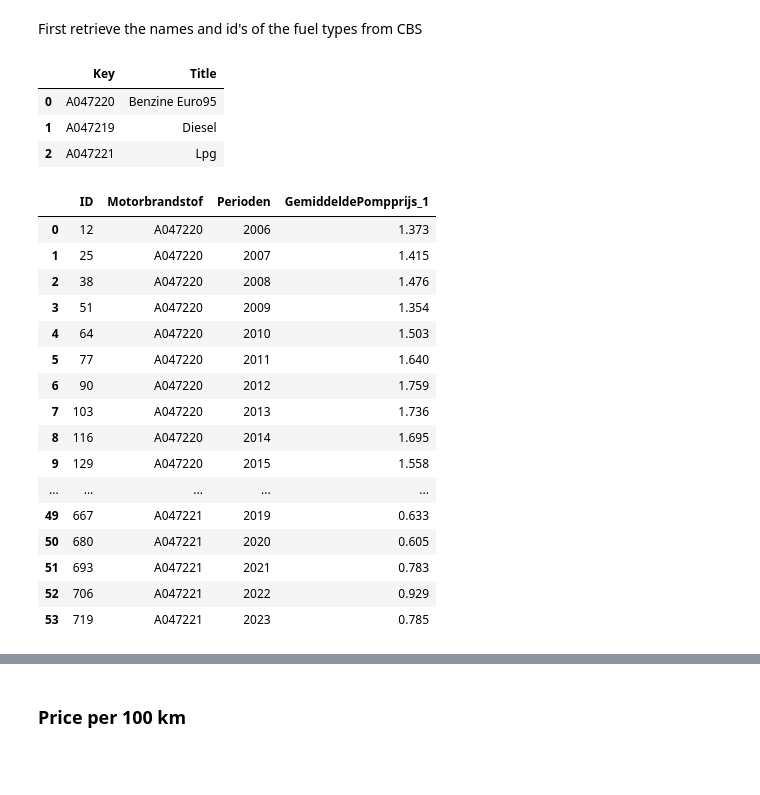
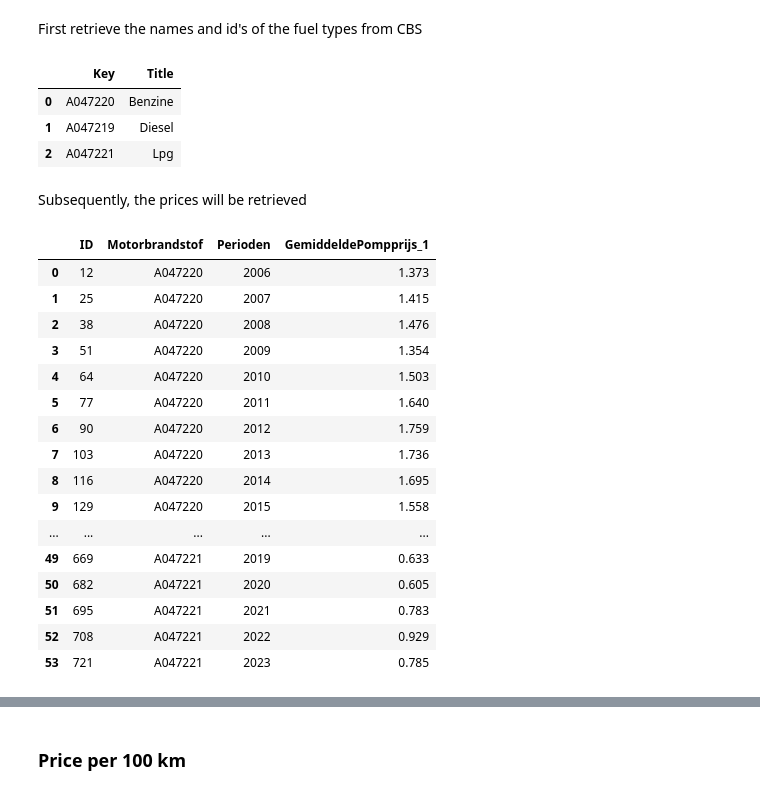
Before and after one commit to henkrehorst/uu_dss_project, a Jupyter notebook: dashboard/SeparateChartsForTesting/PriceComparison.ipynb, the cells around one changed output, grey strips where cells are left out. Drawn from its saved outputs; the diff is of its cells as text; code cells hidden in the pictures; blank space fills up the shorter version.

```diff
--- a/dashboard/SeparateChartsForTesting/PriceComparison.ipynb
+++ b/dashboard/SeparateChartsForTesting/PriceComparison.ipynb
@@ -390,38 +390,41 @@ First retrieve the names and id's of the fuel types from CBS
 # %%
 import requests
 import pandas as pd
 
 # Url for the fuel prices API
 url = "https://opendata.cbs.nl/ODataApi/odata/81567NED/Motorbrandstof"
 
 try:
     # Fetch data from the API
     response = requests.get(url)
     response.raise_for_status()  # Raises an error if the request failed
 
     # Parse the response JSON data
     data = response.json()
 
     # The data we want is inside the "value" key
     records = data.get("value", [])
 
     # Convert data to a pandas DataFrame for easier manipulation
-    fuelnames = pd.DataFrame(records)
+    fuelNames = pd.DataFrame(records)
 
 except requests.exceptions.RequestException as e:
     print("Error retrieving data:", e)
 
-# # The "Perioden" column is in a string format of year+quarter with year spanning the first 4 digits, let's separate year
-# fuelPrices['Perioden'] = fuelPrices['Perioden'].str[:4]
-#
-fuelnames = fuelnames.drop(['Description','CategoryGroupID'],axis=1)
+# Drop unnecessary columns
+fuelNames = fuelNames.drop(['Description','CategoryGroupID'],axis=1)
 
-fuelnames.head(70)
+# Modify the title column to the first word
+fuelNames['Title'] = fuelNames['Title'].str.split().str[0]
+
+fuelNames.head(70)
 # %% [output]
 |  | Key | Title |
-| 0 | A047220 | Benzine Euro95 |
+| 0 | A047220 | Benzine |
 | 1 | A047219 | Diesel |
 | 2 | A047221 | Lpg |
+# %% [markdown]
+Subsequently, the prices will be retrieved
 # %%
 import requests
 import pandas as pd
@@ -465,8 +468,8 @@ fuelPrices.head(70)
 | 8 | 116 | A047220 | 2014 | 1.695 |
 | 9 | 129 | A047220 | 2015 | 1.558 |
 | ... | ... | ... | ... | ... |
-| 49 | 667 | A047221 | 2019 | 0.633 |
-| 50 | 680 | A047221 | 2020 | 0.605 |
-| 51 | 693 | A047221 | 2021 | 0.783 |
-| 52 | 706 | A047221 | 2022 | 0.929 |
-| 53 | 719 | A047221 | 2023 | 0.785 |
+| 49 | 669 | A047221 | 2019 | 0.633 |
+| 50 | 682 | A047221 | 2020 | 0.605 |
+| 51 | 695 | A047221 | 2021 | 0.783 |
+| 52 | 708 | A047221 | 2022 | 0.929 |
+| 53 | 721 | A047221 | 2023 | 0.785 |
```
Also changed, not shown: parts of 2 cells of this notebook.
